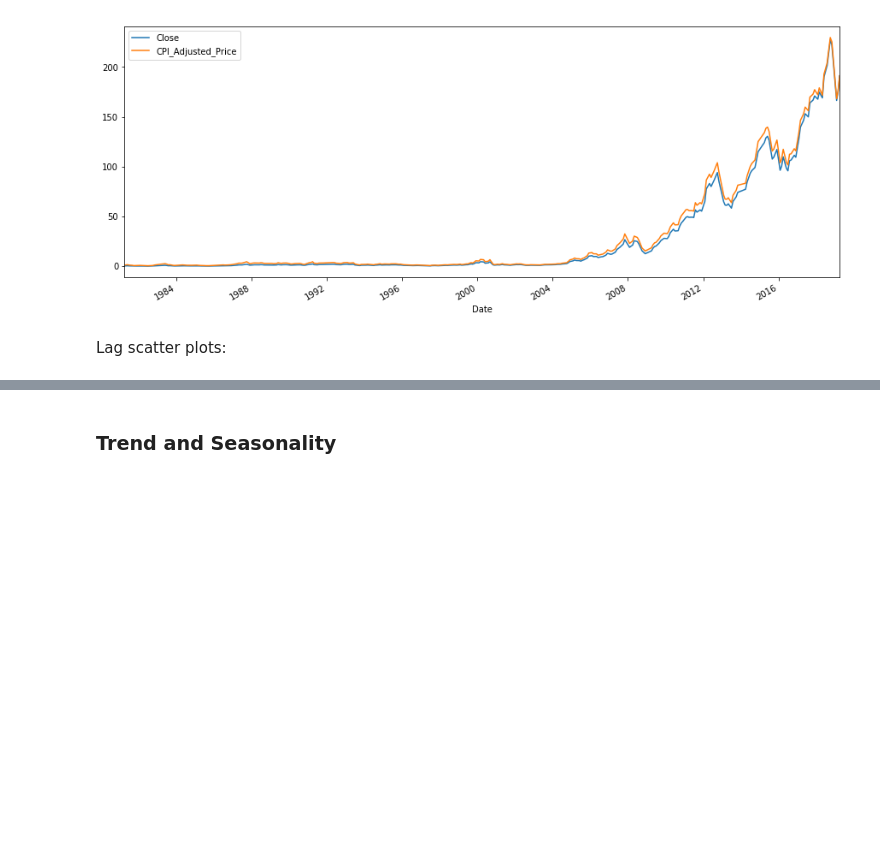
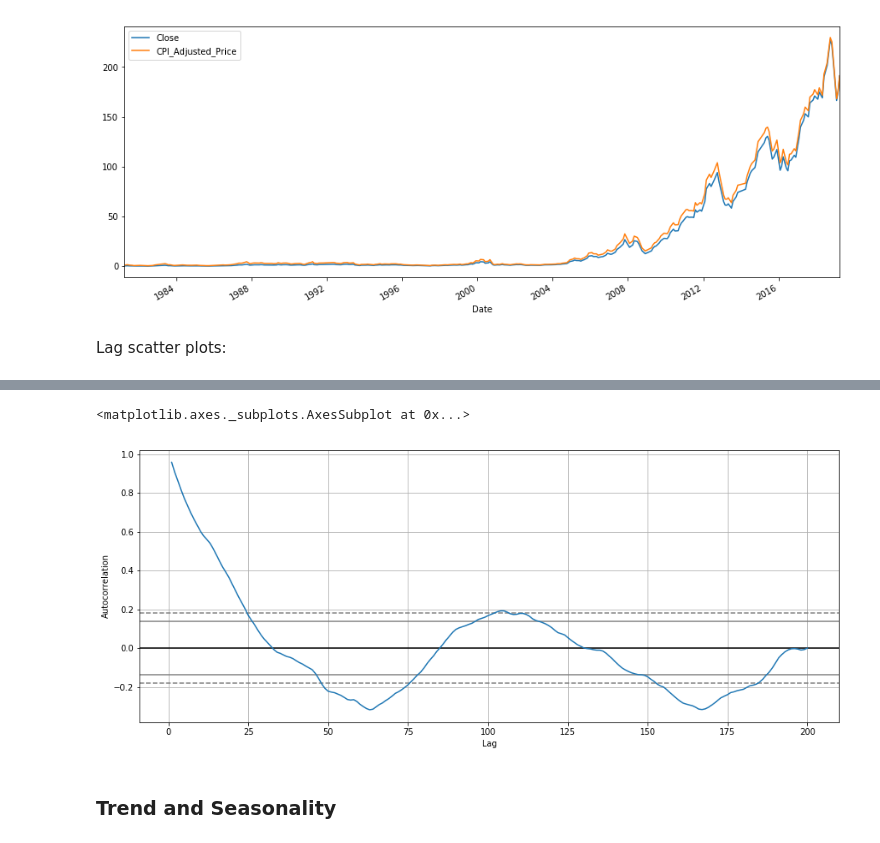
Before and after one commit to jscriptcoder/Capstone-Project-Udacity, a Jupyter notebook: draft.ipynb, the cells around one changed output, grey strips where cells are left out. Saved outputs shown, nothing was run; the diff lists cells and outputs as text; code cells hidden in the pictures; blank space fills up the shorter version.

```diff
--- a/draft.ipynb
+++ b/draft.ipynb
@@ -297,2 +295,8 @@ lag_plot(apple_stock, lag=1, ax=ax)
+# %%
+fig, ax = plt.subplots(figsize=(15, 6))
+autocorrelation_plot(apple_stock['Close'][:200], ax=ax)
+# %% [output]
+<matplotlib.axes._subplots.AxesSubplot at 0x...>
+[figure, added]
 # %% [markdown]
 ### Trend and Seasonality
```
Also changed, not shown: parts of 32 cells of this notebook.
